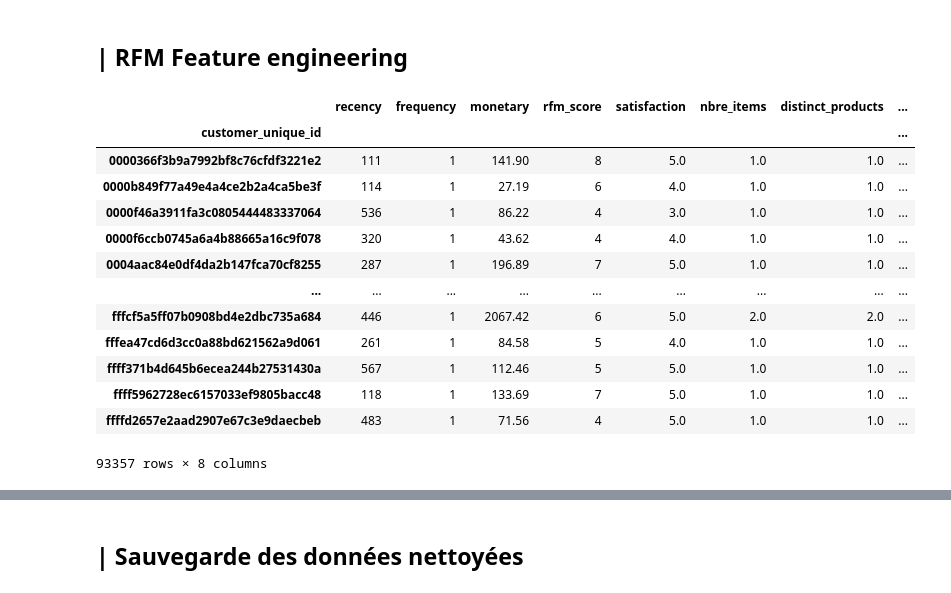
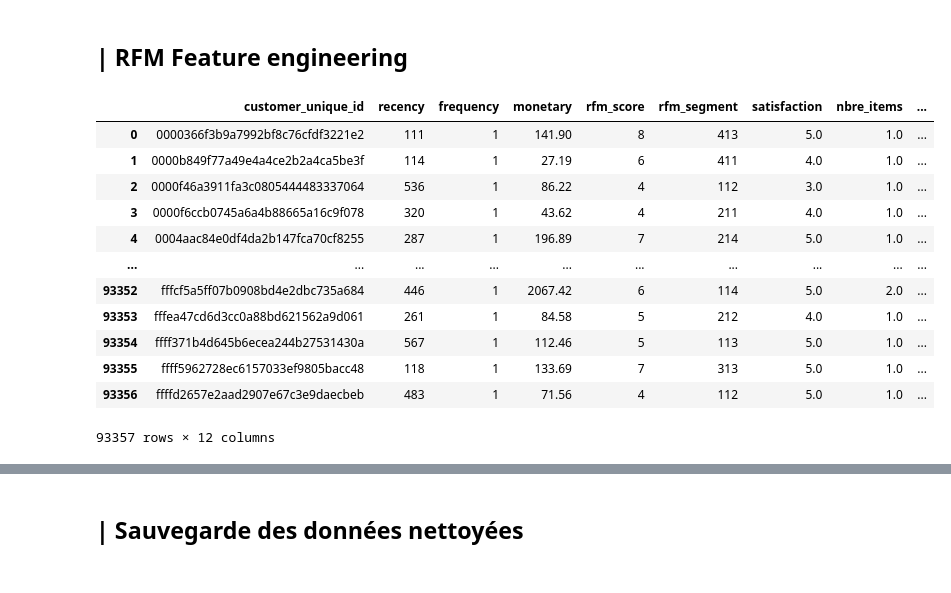
Before and after one commit to amadousysada/ecommerce-customer-segmentation, a Jupyter notebook: main.ipynb, the cells around one changed output, grey strips where cells are left out. Cells and saved outputs as stored; diff of their text form; code cells hidden in the pictures.

```diff
--- a/main.ipynb
+++ b/main.ipynb
@@ -423,8 +423,8 @@ dtype: int64
 # %%
 # Dictionnaire pour mapper les valeurs numériques des jours aux vrais noms en français
 jours_fr = {
-    0: "Dimanche", 1: "Lundi", 2: "Mardi", 3: "Mercredi",
-    4: "Jeudi", 5: "Vendredi", 6: "Samedi"
+    0: "Lundi", 1: "Mardi", 2: "Mercredi",
+    3: "Jeudi", 4: "Vendredi", 5: "Samedi", 6: "Dimanche",
 }
 data["delivery_day"] = data["order_delivered_customer_date"].dt.dayofweek.map(jours_fr)
 
@@ -492,4 +482,5 @@ RFMScores = data.groupby('customer_unique_id').agg(
 # %%
+%%time
 rfm_df = data.copy()
 
 # Recency
@@ -525,44 +516,67 @@ def rfm_score(x, p, d, invert=False):
         if x <= d[p][0.25]:
             return 1
         elif x <= d[p][0.50]:
             return 2
         elif x <= d[p][0.75]:
             return 3
         else:
             return 4
 
+def last_purch_day_of_week(data):
+  return data.max().dayofweek
+
 quantiles = rfm_df[['Recency', 'Frequency', 'MonetaryValue']].quantile(q=[0.25, 0.5, 0.75])
 rfm_df['R'] = rfm_df['Recency'].apply(rfm_score, args=('Recency', quantiles, True))
 rfm_df['F'] = rfm_df['Frequency'].apply(rfm_score, args=('Frequency', quantiles))
 rfm_df['M'] = rfm_df['MonetaryValue'].apply(rfm_score, args=('MonetaryValue', quantiles))
 
 rfm_df['RFM_Segment'] = rfm_df['R'].map(str) + rfm_df['F'].map(str) + rfm_df['M'].map(str)
 rfm_df['RFM_Score'] = rfm_df[['R', 'F', 'M']].sum(axis=1)
 
 rfm_df = rfm_df.groupby('customer_unique_id').agg(
     recency=('Recency', 'min'),
     frequency=('Frequency', 'max'),
     monetary=('MonetaryValue', 'sum'),
     rfm_score=('RFM_Score', 'max'),
+    rfm_segment=('RFM_Segment', 'max'),
     satisfaction=('mean_score_review', 'mean'),
     nbre_items=('nbre_items', 'mean'),
     distinct_products=('distinct_products', 'mean'),
     last_purch=('order_purchase_timestamp', 'max'),
+    last_purch_day_of_week=('order_purchase_timestamp', last_purch_day_of_week),
+    customer_zip_code_prefix=('customer_zip_code_prefix', 'first')
+).reset_index()
+
+geoloc_data = orders = pd.read_sql(
+    """
+    SELECT
+      geolocation_zip_code_prefix as customer_zip_code_prefix,
+      AVG(geolocation_lat) as lat,
+      AVG(geolocation_lng) as lng,
+      geolocation_city as customer_city,
+      geolocation_state as customer_state
+    FROM geoloc
+    GROUP BY geolocation_zip_code_prefix
+    """,
+    conn
 )
+#print("difference")
+#print(set(rfm_df.customer_zip_code_prefix.to_list()).difference(set(geoloc_data.customer_zip_code_prefix)))
+rfm_df_ = rfm_df.merge(geoloc_data, on="customer_zip_code_prefix")
+
 
 display(rfm_df)
 # %% [output]
-|  | recency | frequency | monetary | rfm_score | satisfaction | nbre_items | distinct_products | ... |
-| customer_unique_id |  |  |  |  |  |  |  | ... |
-| 0000366f3b9a7992bf8c76cfdf3221e2 | 111 | 1 | 141.90 | 8 | 5.0 | 1.0 | 1.0 | ... |
-| 0000b849f77a49e4a4ce2b2a4ca5be3f | 114 | 1 | 27.19 | 6 | 4.0 | 1.0 | 1.0 | ... |
-| 0000f46a3911fa3c0805444483337064 | 536 | 1 | 86.22 | 4 | 3.0 | 1.0 | 1.0 | ... |
-| 0000f6ccb0745a6a4b88665a16c9f078 | 320 | 1 | 43.62 | 4 | 4.0 | 1.0 | 1.0 | ... |
-| 0004aac84e0df4da2b147fca70cf8255 | 287 | 1 | 196.89 | 7 | 5.0 | 1.0 | 1.0 | ... |
-| ... | ... | ... | ... | ... | ... | ... | ... | ... |
-| fffcf5a5ff07b0908bd4e2dbc735a684 | 446 | 1 | 2067.42 | 6 | 5.0 | 2.0 | 2.0 | ... |
-| fffea47cd6d3cc0a88bd621562a9d061 | 261 | 1 | 84.58 | 5 | 4.0 | 1.0 | 1.0 | ... |
-| ffff371b4d645b6ecea244b27531430a | 567 | 1 | 112.46 | 5 | 5.0 | 1.0 | 1.0 | ... |
-| ffff5962728ec6157033ef9805bacc48 | 118 | 1 | 133.69 | 7 | 5.0 | 1.0 | 1.0 | ... |
-| ffffd2657e2aad2907e67c3e9daecbeb | 483 | 1 | 71.56 | 4 | 5.0 | 1.0 | 1.0 | ... |
+|  | customer_unique_id | recency | frequency | monetary | rfm_score | rfm_segment | satisfaction | nbre_items | ... |
+| 0 | 0000366f3b9a7992bf8c76cfdf3221e2 | 111 | 1 | 141.90 | 8 | 413 | 5.0 | 1.0 | ... |
+| 1 | 0000b849f77a49e4a4ce2b2a4ca5be3f | 114 | 1 | 27.19 | 6 | 411 | 4.0 | 1.0 | ... |
+| 2 | 0000f46a3911fa3c0805444483337064 | 536 | 1 | 86.22 | 4 | 112 | 3.0 | 1.0 | ... |
+| 3 | 0000f6ccb0745a6a4b88665a16c9f078 | 320 | 1 | 43.62 | 4 | 211 | 4.0 | 1.0 | ... |
+| 4 | 0004aac84e0df4da2b147fca70cf8255 | 287 | 1 | 196.89 | 7 | 214 | 5.0 | 1.0 | ... |
+| ... | ... | ... | ... | ... | ... | ... | ... | ... | ... |
+| 93352 | fffcf5a5ff07b0908bd4e2dbc735a684 | 446 | 1 | 2067.42 | 6 | 114 | 5.0 | 2.0 | ... |
+| 93353 | fffea47cd6d3cc0a88bd621562a9d061 | 261 | 1 | 84.58 | 5 | 212 | 4.0 | 1.0 | ... |
+| 93354 | ffff371b4d645b6ecea244b27531430a | 567 | 1 | 112.46 | 5 | 113 | 5.0 | 1.0 | ... |
+| 93355 | ffff5962728ec6157033ef9805bacc48 | 118 | 1 | 133.69 | 7 | 313 | 5.0 | 1.0 | ... |
+| 93356 | ffffd2657e2aad2907e67c3e9daecbeb | 483 | 1 | 71.56 | 4 | 112 | 5.0 | 1.0 | ... |
-93357 rows × 8 columns
+93357 rows × 12 columns
```
Also changed, not shown: parts of 7 cells of this notebook.
